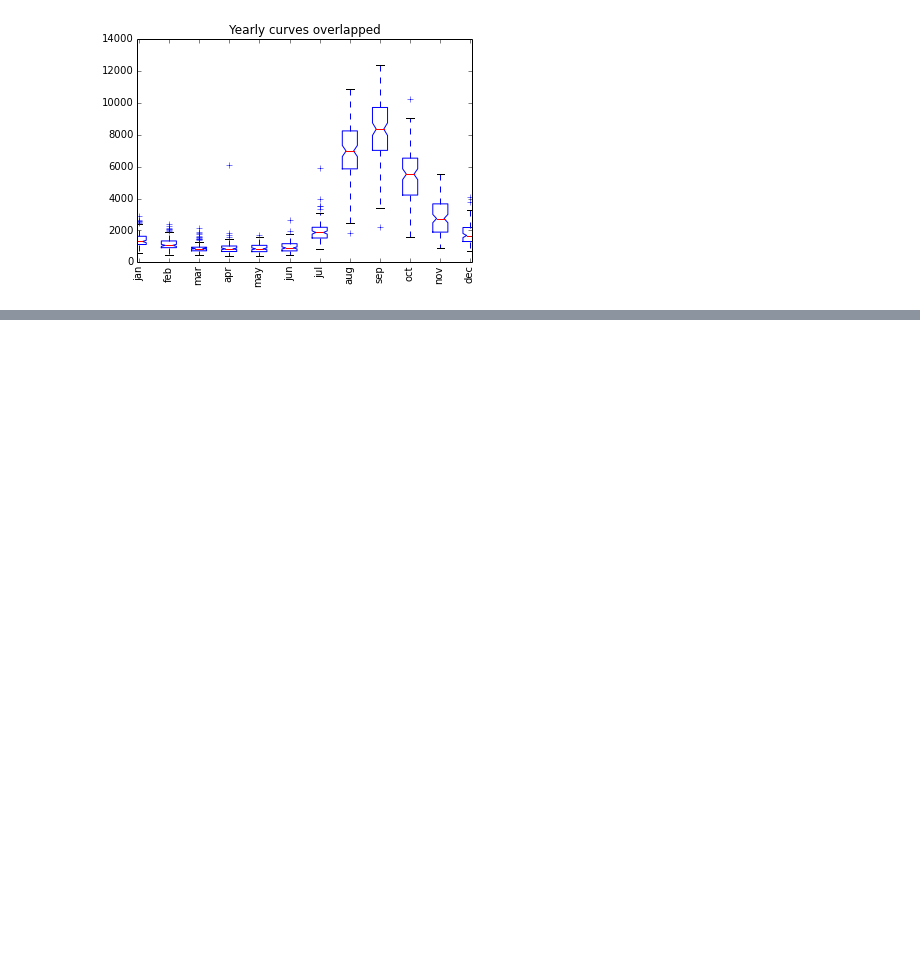
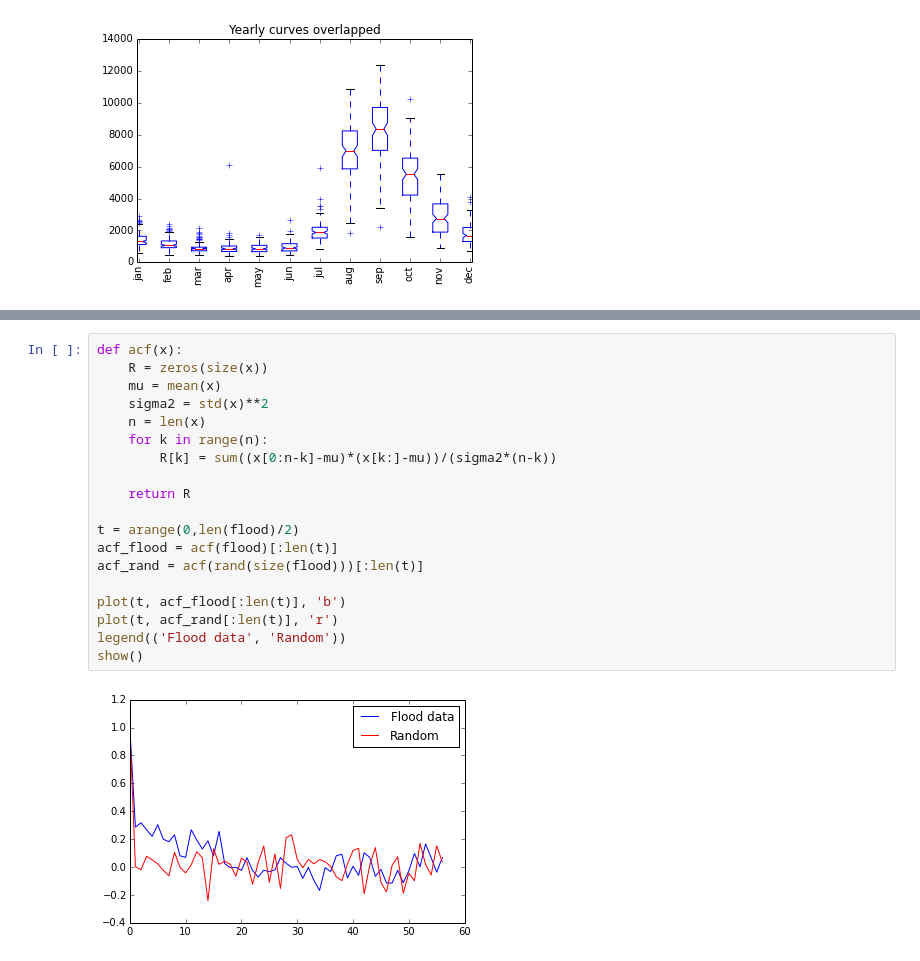
Before and after one commit to LCAV/SignalsOfTheDay, a Jupyter notebook: FloodsOfTheNile.ipynb, the cells around one changed output, grey strips where cells are left out. Drawn from its saved outputs; the diff is of its cells as text; blank space fills up the shorter version.

```diff
--- a/FloodsOfTheNile.ipynb
+++ b/FloodsOfTheNile.ipynb
@@ -208,0 +129,21 @@ $$
+# %%
+def acf(x):
+    R = zeros(size(x))
+    mu = mean(x)
+    sigma2 = std(x)**2
+    n = len(x)
+    for k in range(n):
+        R[k] = sum((x[0:n-k]-mu)*(x[k:]-mu))/(sigma2*(n-k))
+
+    return R
+
+t = arange(0,len(flood)/2)
+acf_flood = acf(flood)[:len(t)]
+acf_rand = acf(rand(size(flood)))[:len(t)]
+
+plot(t, acf_flood[:len(t)], 'b')
+plot(t, acf_rand[:len(t)], 'r')
+legend(('Flood data', 'Random'))
+show()
+# %% [output]
+[figure, added]
```
Also changed, not shown: parts of 40 cells of this notebook, 1 other file.
